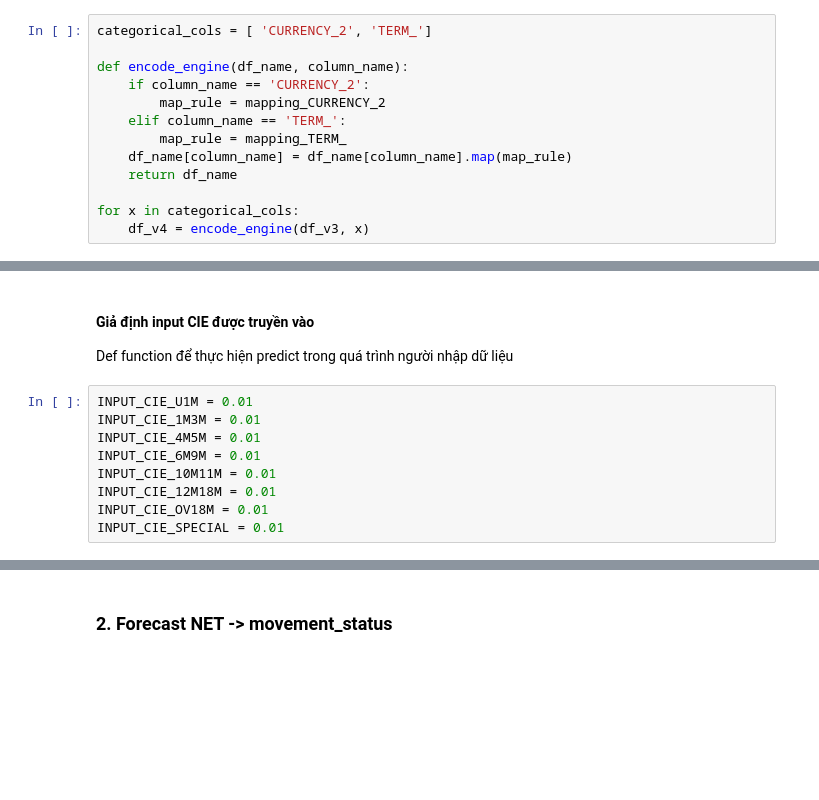
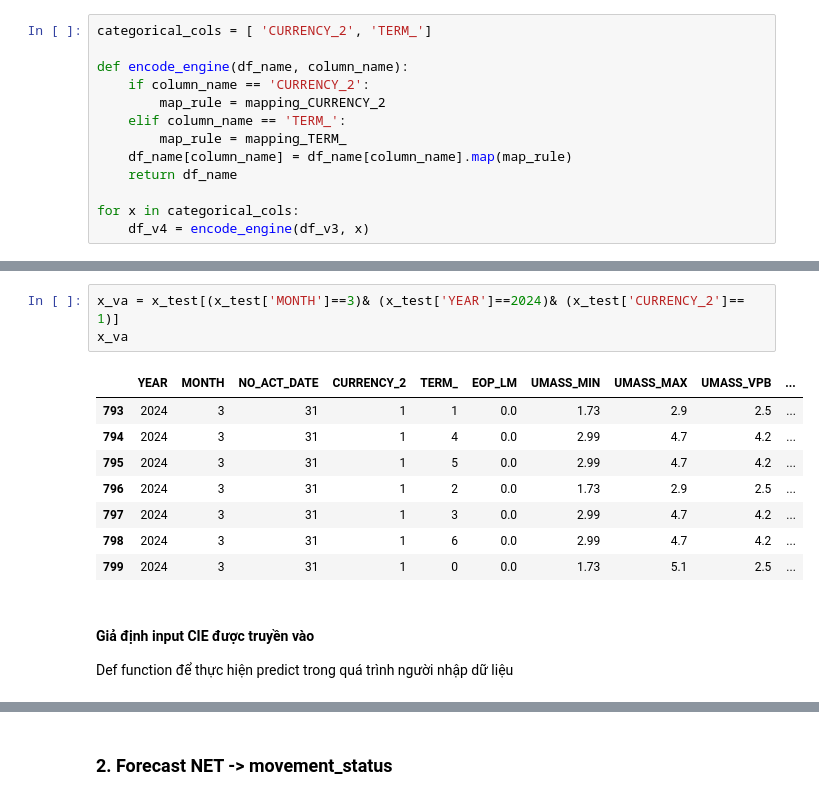
Before and after one commit to Hiienng/Crawling, a Jupyter notebook: TD_Mainmodel2.0_EOP_V8.ipynb, the cells around one changed output, grey strips where cells are left out. Saved outputs shown, nothing was run; the diff lists cells and outputs as text; blank space fills up the shorter version.

```diff
--- a/TD_Mainmodel2.0_EOP_V8.ipynb
+++ b/TD_Mainmodel2.0_EOP_V8.ipynb
@@ -234,12 +262,15 @@ See the caveats in the documentation: https://pandas.pydata.org/pandas-docs/stab
+# %%
+x_va = x_test[(x_test['MONTH']==3)& (x_test['YEAR']==2024)& (x_test['CURRENCY_2']== 1)]
+x_va
+# %% [output]
+|  | YEAR | MONTH | NO_ACT_DATE | CURRENCY_2 | TERM_ | EOP_LM | UMASS_MIN | UMASS_MAX | UMASS_VPB | ... |
+| 793 | 2024 | 3 | 31 | 1 | 1 | 0.0 | 1.73 | 2.9 | 2.5 | ... |
+| 794 | 2024 | 3 | 31 | 1 | 4 | 0.0 | 2.99 | 4.7 | 4.2 | ... |
+| 795 | 2024 | 3 | 31 | 1 | 5 | 0.0 | 2.99 | 4.7 | 4.2 | ... |
+| 796 | 2024 | 3 | 31 | 1 | 2 | 0.0 | 1.73 | 2.9 | 2.5 | ... |
+| 797 | 2024 | 3 | 31 | 1 | 3 | 0.0 | 2.99 | 4.7 | 4.2 | ... |
+| 798 | 2024 | 3 | 31 | 1 | 6 | 0.0 | 2.99 | 4.7 | 4.2 | ... |
+| 799 | 2024 | 3 | 31 | 1 | 0 | 0.0 | 1.73 | 5.1 | 2.5 | ... |
 # %% [markdown]
 #### Giả định input CIE được truyền vào
 Def function để thực hiện predict trong quá trình người nhập dữ liệu
-# %%
-INPUT_CIE_U1M = 0.01
-INPUT_CIE_1M3M = 0.01
-INPUT_CIE_4M5M = 0.01
-INPUT_CIE_6M9M = 0.01
-INPUT_CIE_10M11M = 0.01
-INPUT_CIE_12M18M = 0.01
-INPUT_CIE_OV18M = 0.01
-INPUT_CIE_SPECIAL = 0.01
```
Also changed, not shown: parts of 12 cells of this notebook, 6 other files.
